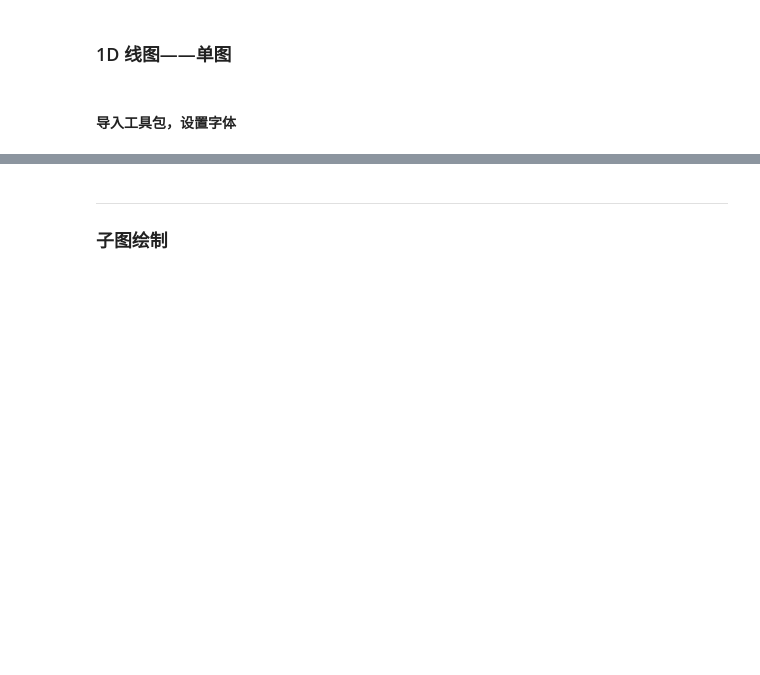
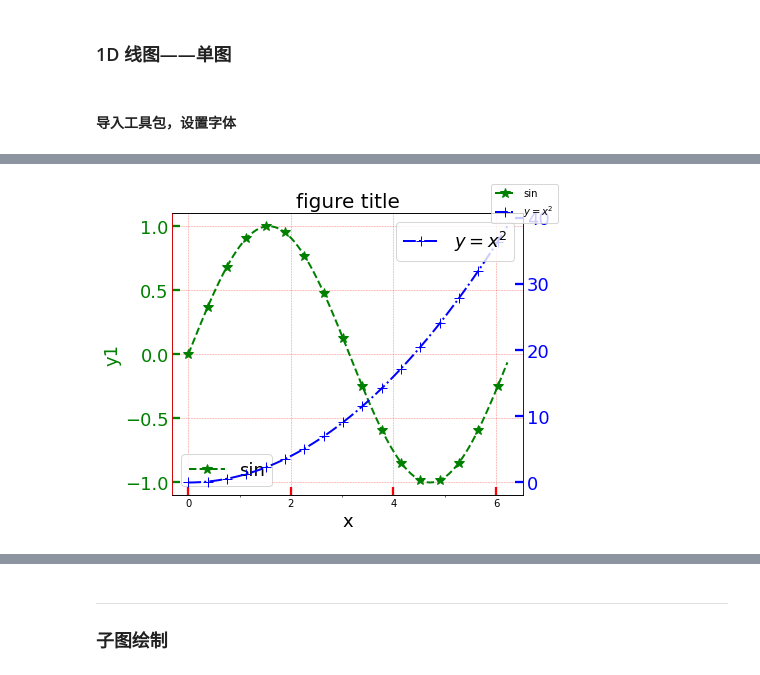
Before and after one commit to chichuDlong/Scientific-Visualisation, a Jupyter notebook: lineGraph.ipynb, the cells around one changed output, grey strips where cells are left out. Cells and saved outputs as stored; diff of their text form; code cells hidden in the pictures; blank space fills up the shorter version.

```diff
--- a/lineGraph.ipynb
+++ b/lineGraph.ipynb
@@ -108,0 +112,28 @@ Text(3.5, 0.25, 'notation')
+# %%
+x=np.arange(0,2*pi,2*pi/100)
+y1=np.sin(x)
+y2=x**2
+fig=plt.figure(figsize=(6.5,5))
+sub=fig.add_subplot(111)
+sub.plot(x,y1,"g*--",label="sin",lw=2,ms=10,markevery=6)
+sub.set_xlabel("x",fontsize=18)
+sub.set_ylabel("y1",fontsize=18,color="g")
+sub.set_xticks(np.arange(0,2*pi,2))# 主刻度范围设置
+sub.set_xticks(np.arange(0,2*pi,1),minor=True) # 小刻度设置
+sub.tick_params(axis="y",length=8,width=2.3,direction="in",color="g",
+labelsize=18,labelcolor="g")
+sub.tick_params(axis="x",which="major",length=8,width=2.3,direction="in",color="r")
+sub.set_title("figure title",fontproperties=fontStyle, fontsize=20)
+sub.legend(loc=3,fontsize=18)
+sub.grid(axis="both",linestyle="--",color="r",lw=0.5,alpha=0.5)
+sub2=sub.twinx()
+sub2.plot(x,y2,"b+-.",label="$y=x^2$",lw=2,ms=10,markevery=6)
+sub2.tick_params(axis="y",length=8,width=2.3,direction="in",color="b",
+labelsize=18,labelcolor="b")
+sub2.legend(loc=1,fontsize=18)
+sub2.spines["left"].set_color("red")
+sub2.spines["right"].set_color("b")
+fig.legend()
+plt.tight_layout()
+# %% [output]
+[figure, added]
```
Also changed, not shown: parts of 21 cells of this notebook, 7 other files.
